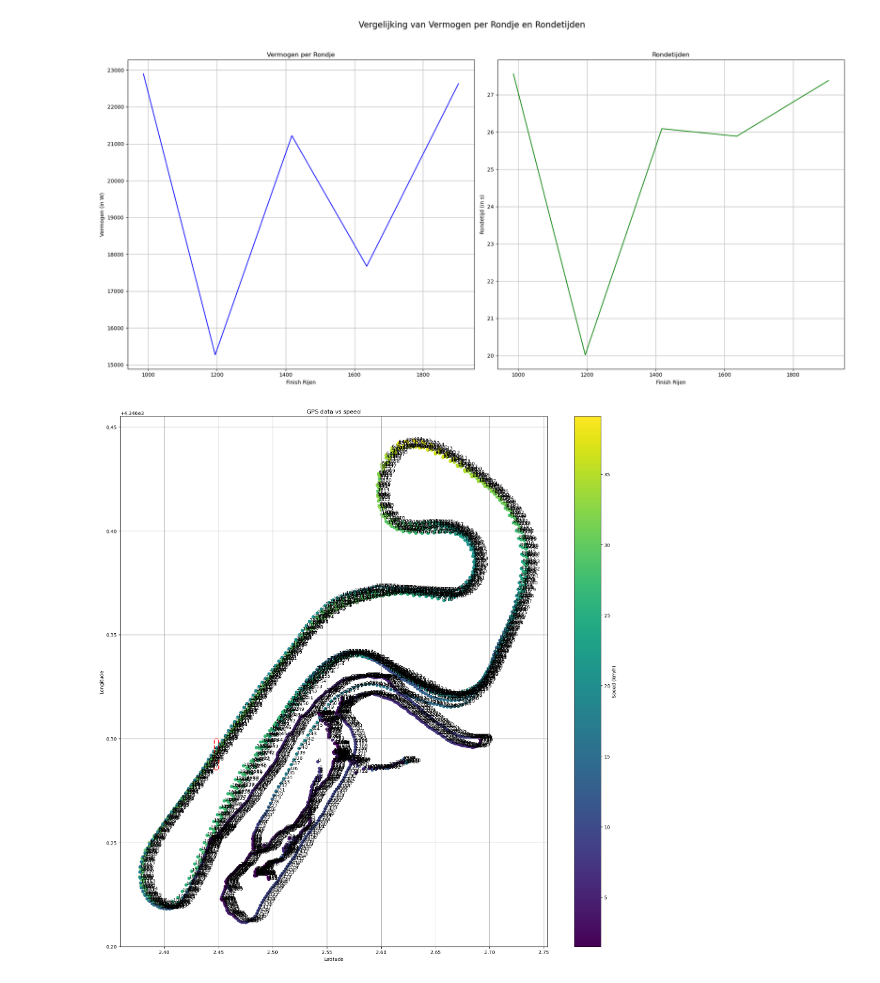
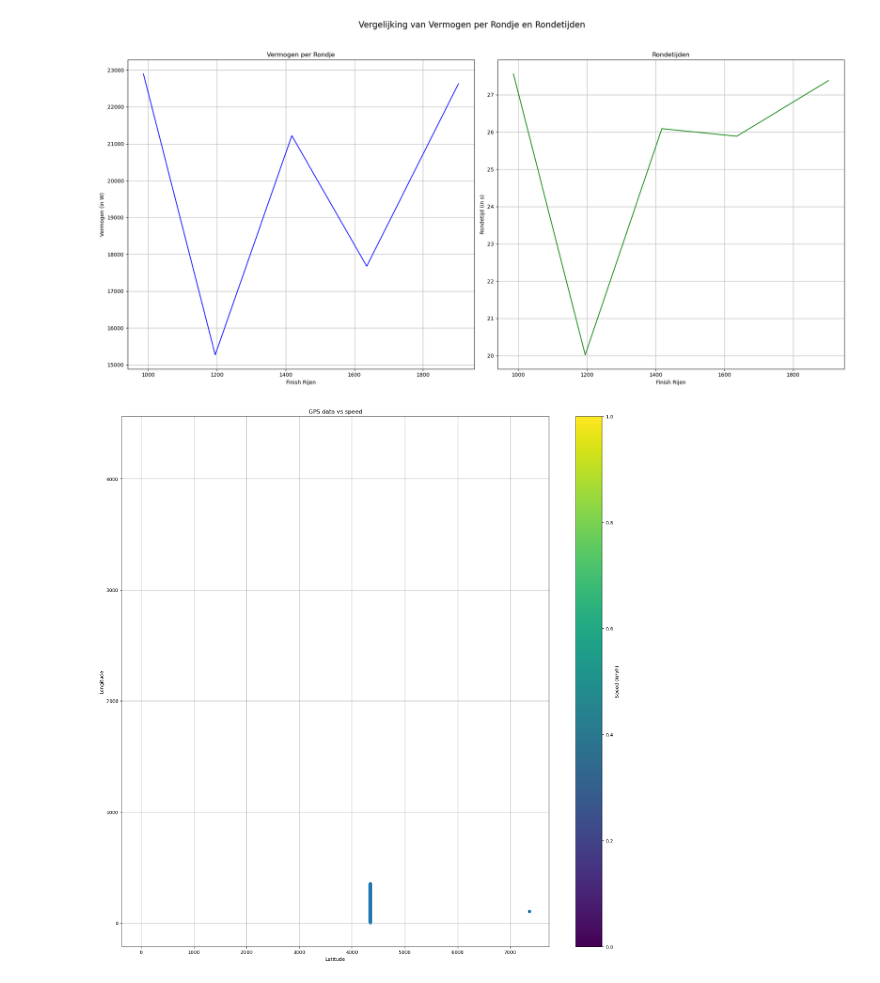
Before and after one commit to Qrax/Clean_Mobility, a Jupyter notebook: main.ipynb, the cells around one changed output. Cells and saved outputs as stored; diff of their text form; code cells hidden in the pictures.

```diff
--- a/main.ipynb
+++ b/main.ipynb
@@ -207,29 +205,29 @@ plt.show()
 # %%
 # Assuming 'filter' is your DataFrame and 'xas', 'yas', 'colorbar' are the column names
 plt.figure(figsize=(20, 20))
-plt.scatter(filter[xas], filter[yas], c=filter[colorbar], cmap='viridis')
+plt.scatter(merged_df, filter[yas], c=filter[colorbar], cmap='viridis')
 plt.title('GPS data vs speed')
 plt.xlabel('Latitude')
 plt.ylabel('Longitude')
 
 # Adding a colorbar with a label for the speed in km/h
 cbar = plt.colorbar()
 cbar.set_label('Speed (km/h)')
 
 # Coordinates for the box
 lat_min, lat_max = 2.446, 2.45
 lon_min, lon_max = 0.285+4.346e3,0.30+4.346e3
 # Plotting the box
 plt.plot([lat_min, lat_max, lat_max, lat_min, lat_min],
          [lon_min, lon_min, lon_max, lon_max, lon_min],
          color='red', linestyle='--', linewidth=2)
 for i in range(len(filter)):
     lat = filter[yas].iloc[i]
     lon = filter[xas].iloc[i]
 
     # Voeg de rijindex toe als tekst in de plot
-    plt.text(lon, lat, str(i), fontsize=10, color='black')
+    #plt.text(lon, lat, str(i), fontsize=10, color='black')
 plt.grid()
 plt.show()
 # %% [output]
-[figure, old version]
+[figure, new version]
```
Also changed, not shown: parts of 1 cell of this notebook.
